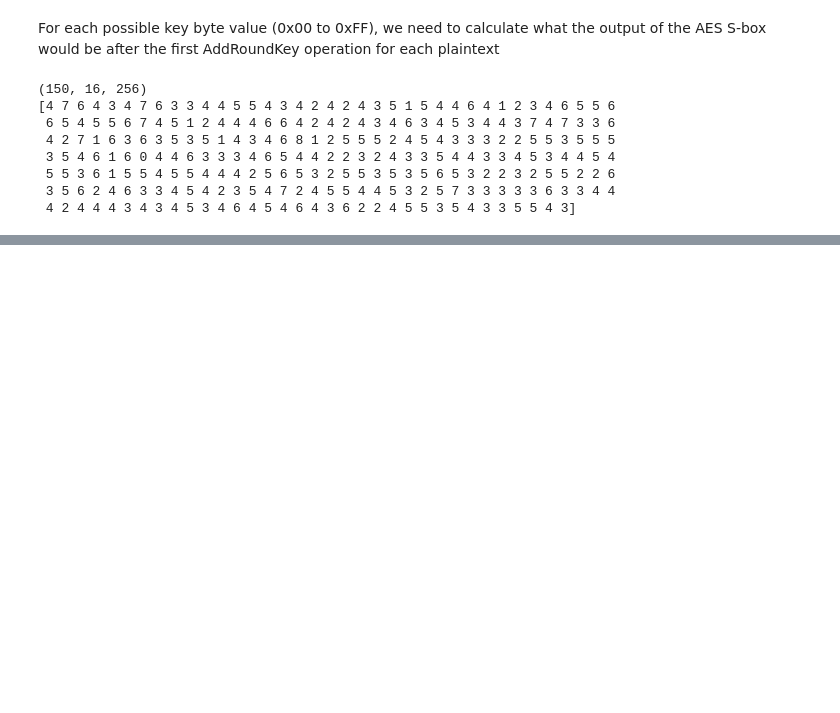
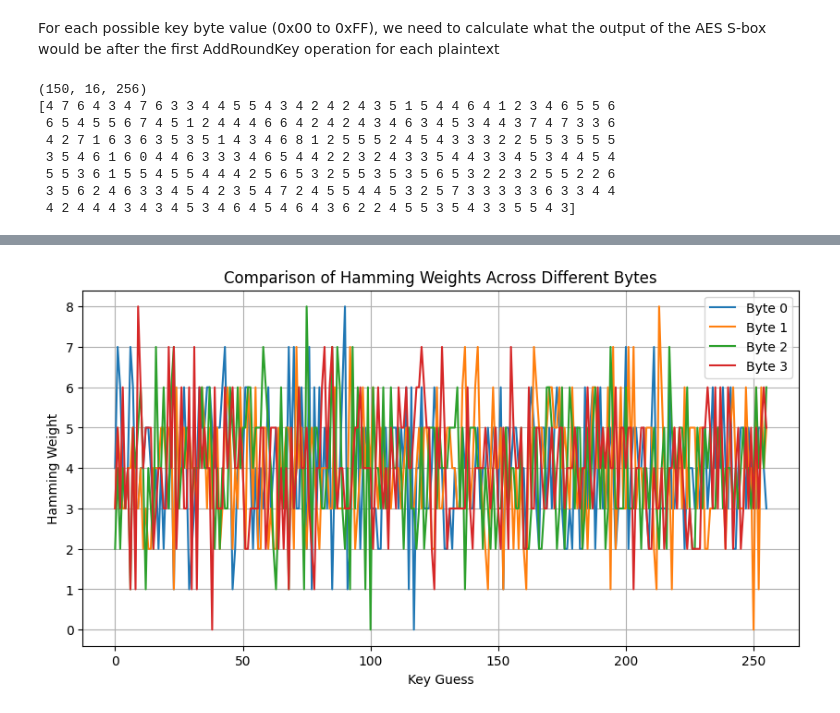
Before and after one commit to blueh0rse/cpa-attack, a Jupyter notebook: attack1.ipynb, the cells around one changed output, grey strips where cells are left out. Saved outputs shown, nothing was run; the diff lists cells and outputs as text; code cells hidden in the pictures; blank space fills up the shorter version.

```diff
--- a/attack1.ipynb
+++ b/attack1.ipynb
@@ -176,0 +199,14 @@ print(hamming_weights)
+# %%
+plt.figure(figsize=(10, 5))
+# Plot for multiple bytes, change the range as needed
+for i in range(4):  # Just plotting the first 4 bytes as an example
+    plt.plot(hamming_weights[0, i, :], label=f'Byte {i}')
+
+plt.title('Comparison of Hamming Weights Across Different Bytes')
+plt.xlabel('Key Guess')
+plt.ylabel('Hamming Weight')
+plt.legend()
+plt.grid(True)
+plt.show()
+# %% [output]
+[figure, added]
```
Also changed, not shown: parts of 6 cells of this notebook, 1 other file.
